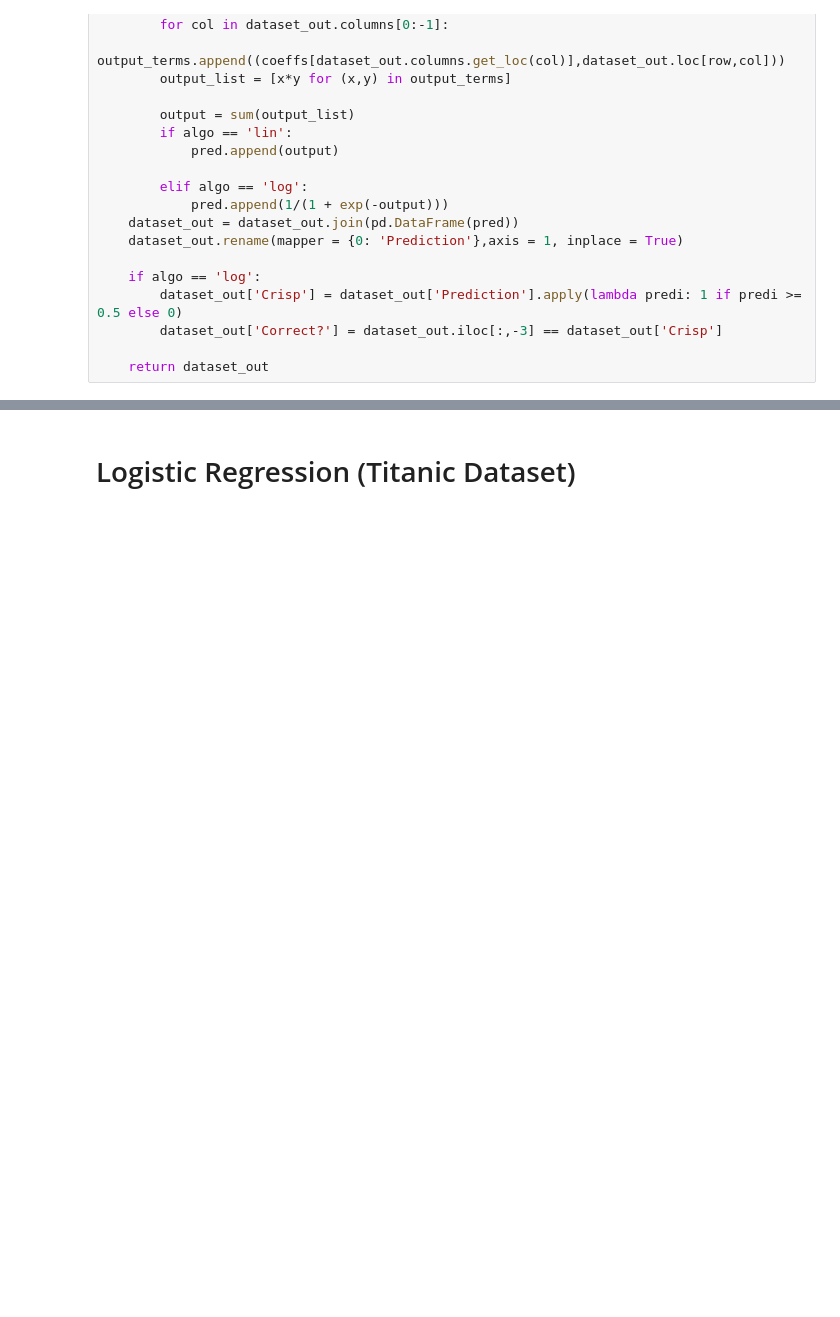
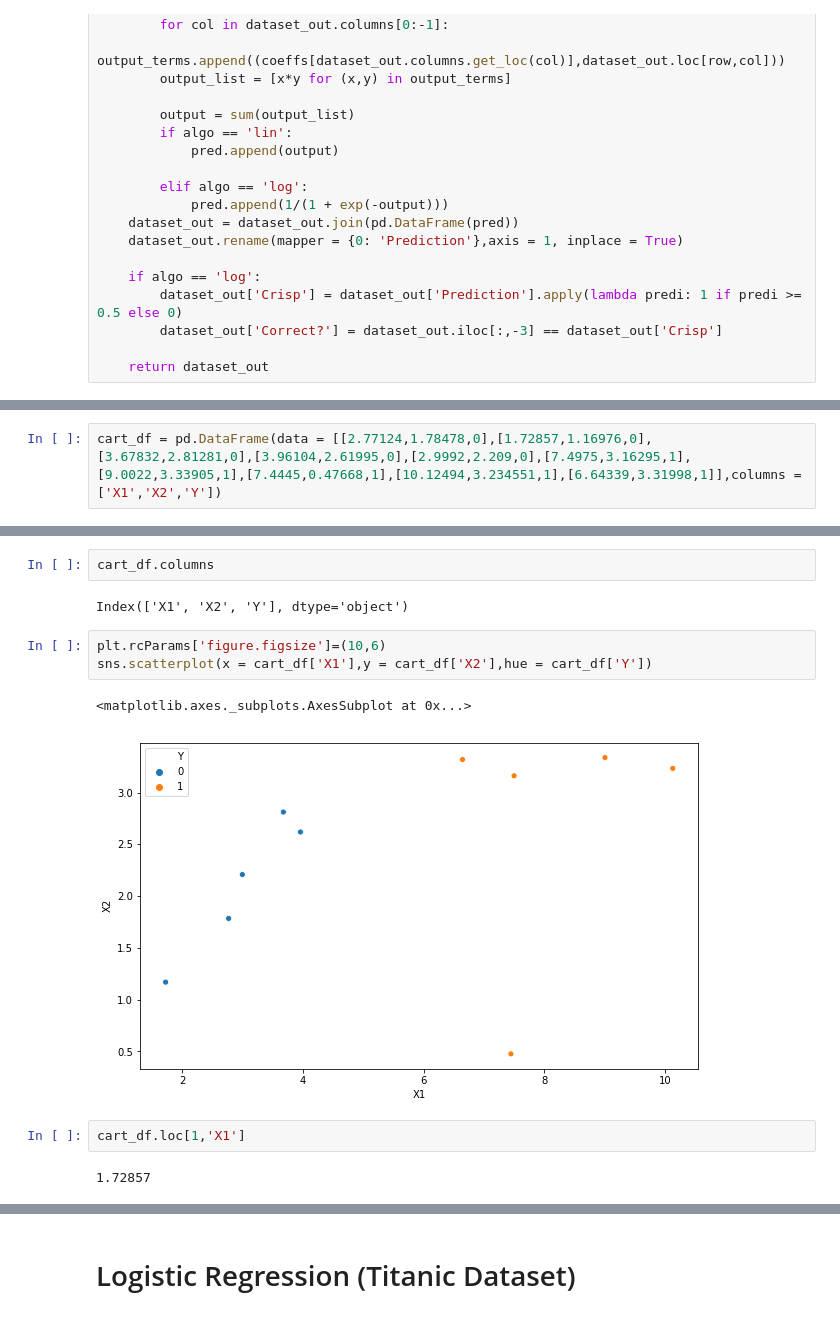
Before and after one commit to S-K-Sivakumar/Python-Projects, a Jupyter notebook: Machine Learning Algorithms.ipynb, the cells around one changed output, grey strips where cells are left out. Cells and saved outputs as stored; diff of their text form; blank space fills up the shorter version.

```diff
--- a/Machine Learning Algorithms.ipynb
+++ b/Machine Learning Algorithms.ipynb
@@ -185,0 +818,2 @@ def split_df(df,test_size = 0.3,df_to_return = 'df_train'):
+# %%
+cart_df = pd.DataFrame(data = [[2.77124,1.78478,0],[1.72857,1.16976,0],[3.67832,2.81281,0],[3.96104,2.61995,0],[2.9992,2.209,0],[7.4975,3.16295,1],[9.0022,3.33905,1],[7.4445,0.47668,1],[10.12494,3.234551,1],[6.64339,3.31998,1]],columns = ['X1','X2','Y'])
@@ -185,0 +834,14 @@ def split_df(df,test_size = 0.3,df_to_return = 'df_train'):
+# %%
+cart_df.columns
+# %% [output]
+Index(['X1', 'X2', 'Y'], dtype='object')
+# %%
+plt.rcParams['figure.figsize']=(10,6)
+sns.scatterplot(x = cart_df['X1'],y = cart_df['X2'],hue = cart_df['Y'])
+# %% [output]
+<matplotlib.axes._subplots.AxesSubplot at 0x...>
+[figure, added]
+# %%
+cart_df.loc[1,'X1']
+# %% [output]
+1.72857
```
Also changed, not shown: parts of 65 cells of this notebook.
